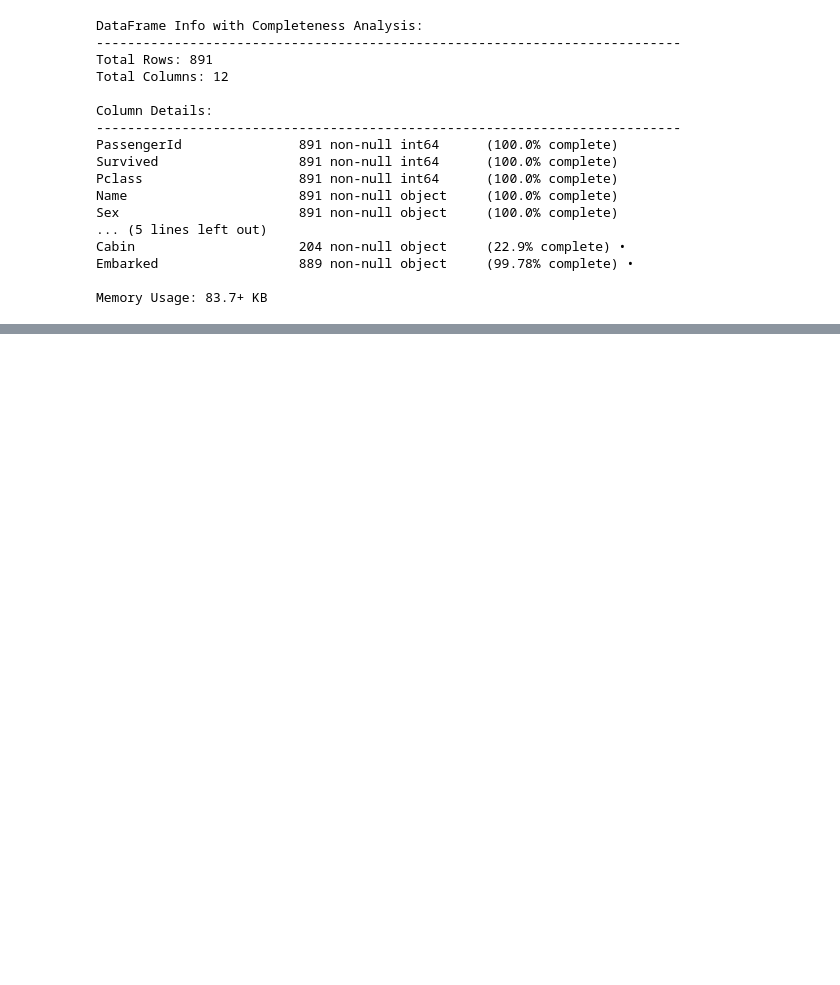
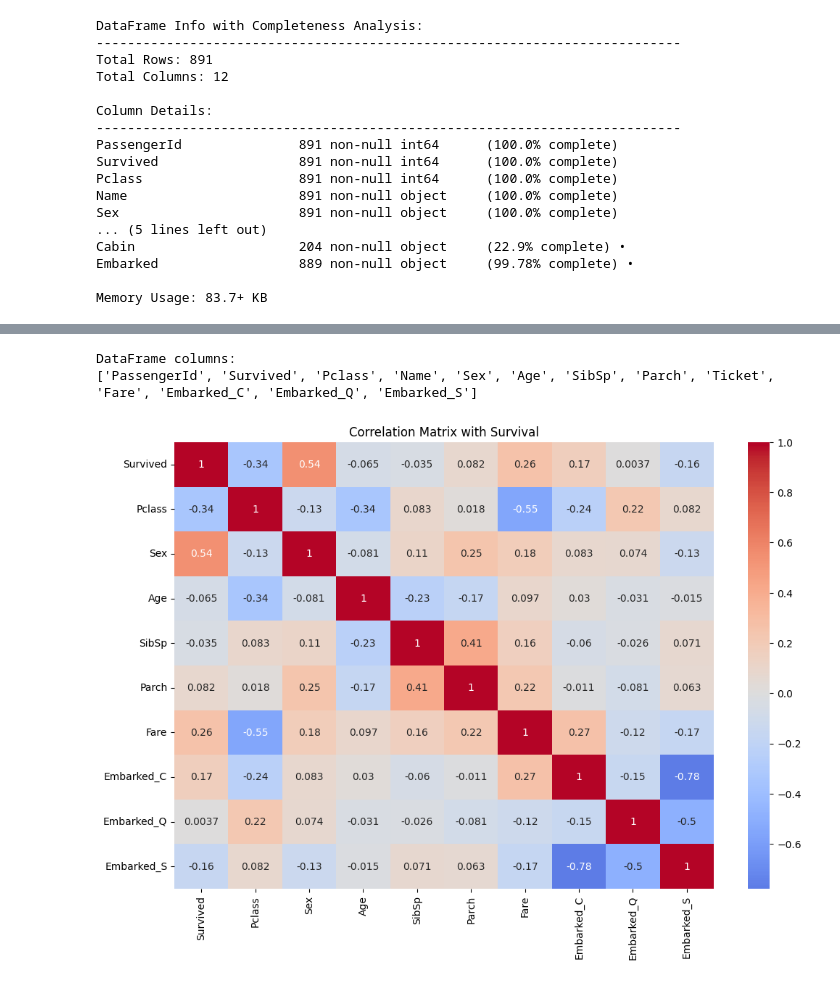
Before and after one commit to marcelosilva2604/HandsOnMLScikitLearnKerasTensorflow, a Jupyter notebook: notebooks/3_classificação/titanic/titanic.ipynb, the cells around one changed output, grey strips where cells are left out. Drawn from its saved outputs; the diff is of its cells as text; code cells hidden in the pictures; blank space fills up the shorter version.

```diff
--- a/notebooks/3_classificação/titanic/titanic.ipynb
+++ b/notebooks/3_classificação/titanic/titanic.ipynb
@@ -49,0 +138,15 @@ Memory Usage: 83.7+ KB
+# %%
+# Transform Sex to binary (0 for male, 1 for female)
+df['Sex'] = (df['Sex'] == 'female').astype(int)
+
+# One-hot encode Embarked
+embarked_dummies = pd.get_dummies(df['Embarked'], prefix='Embarked')
+
+# Join the one-hot encoded columns with the original dataframe
+df = pd.concat([df, embarked_dummies], axis=1)
+
+# Drop the original Embarked column
+df = df.drop('Embarked', axis=1)
+
+# Display the first few rows to verify the changes
+print(df.head())
@@ -49,0 +194,6 @@ Memory Usage: 83.7+ KB
+# %%
+# Fill NaN values in Age with median
+df['Age'] = df['Age'].fillna(df['Age'].median())
+
+# Verify the changes by checking for null values
+print("Number of null values in Age column:", df['Age'].isnull().sum())
@@ -49,0 +222,18 @@ Memory Usage: 83.7+ KB
+# %%
+print("DataFrame columns:")
+print(df.columns.tolist())
+# %% [output]
+DataFrame columns:
+['PassengerId', 'Survived', 'Pclass', 'Name', 'Sex', 'Age', 'SibSp', 'Parch', 'Ticket', 'Fare', 'Embarked_C', 'Embarked_Q', 'Embarked_S']
+# %%
+# Select numeric columns for correlation
+numeric_cols = ['Survived', 'Pclass', 'Sex', 'Age', 'SibSp', 'Parch', 'Fare', 'Embarked_C', 'Embarked_Q', 'Embarked_S']
+correlation_matrix = df[numeric_cols].corr()
+
+# Create a heatmap
+plt.figure(figsize=(12, 8))
+sns.heatmap(correlation_matrix, annot=True, cmap='coolwarm', center=0)
+plt.title('Correlation Matrix with Survival')
+plt.show()
+# %% [output]
+[figure, added]
```
Also changed, not shown: parts of 8 cells of this notebook.
